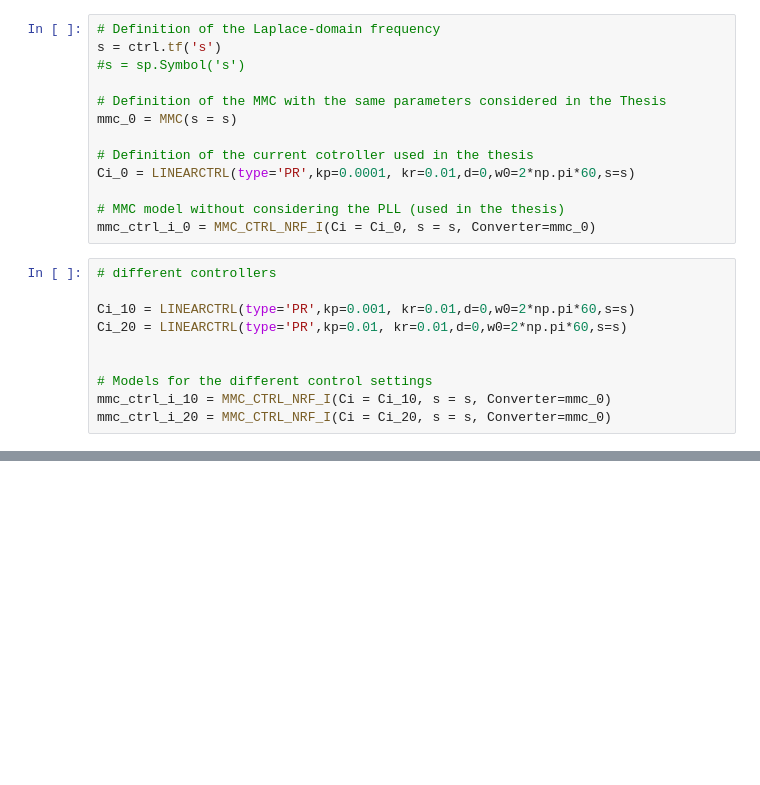
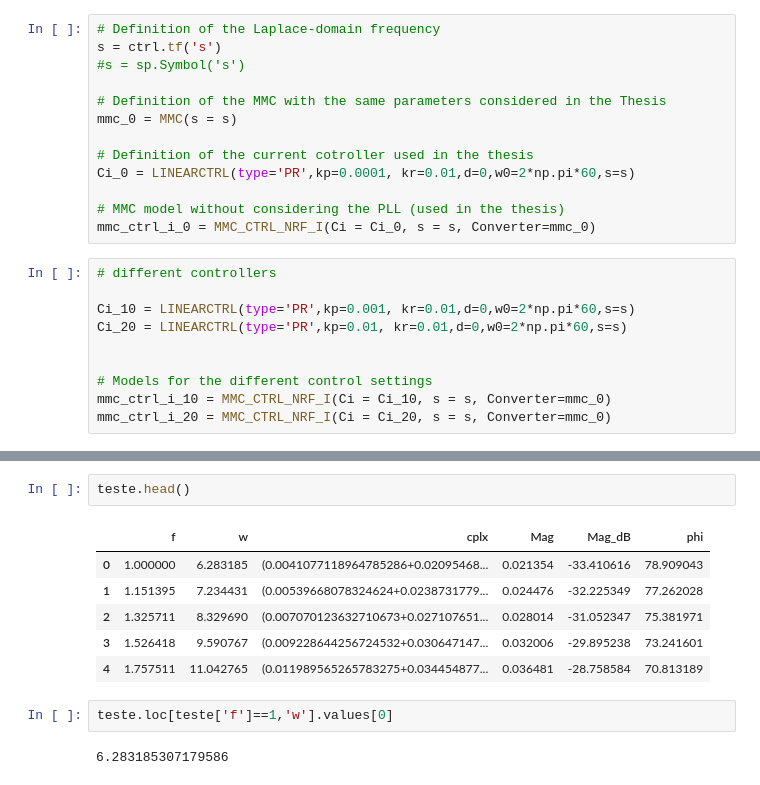
Before and after one commit to cleitoncmf/MMC-CTRL-I-2020, a Jupyter notebook: FirstAnalysis.ipynb, the cells around one changed output, grey strips where cells are left out. Drawn from its saved outputs; the diff is of its cells as text; blank space fills up the shorter version.

```diff
--- a/FirstAnalysis.ipynb
+++ b/FirstAnalysis.ipynb
@@ -105,0 +106,13 @@ bodeFromDataFrame([teste])
+# %%
+teste.head()
+# %% [output]
+|  | f | w | cplx | Mag | Mag_dB | phi |
+| 0 | 1.000000 | 6.283185 | (0.0041077118964785286+0.02095468... | 0.021354 | -33.410616 | 78.909043 |
+| 1 | 1.151395 | 7.234431 | (0.00539668078324624+0.0238731779... | 0.024476 | -32.225349 | 77.262028 |
+| 2 | 1.325711 | 8.329690 | (0.007070123632710673+0.027107651... | 0.028014 | -31.052347 | 75.381971 |
+| 3 | 1.526418 | 9.590767 | (0.009228644256724532+0.030647147... | 0.032006 | -29.895238 | 73.241601 |
+| 4 | 1.757511 | 11.042765 | (0.011989565265783275+0.034454877... | 0.036481 | -28.758584 | 70.813189 |
+# %%
+teste.loc[teste['f']==1,'w'].values[0]
+# %% [output]
+6.283185307179586
```
Also changed, not shown: parts of 1 cell of this notebook, 3 other files.
